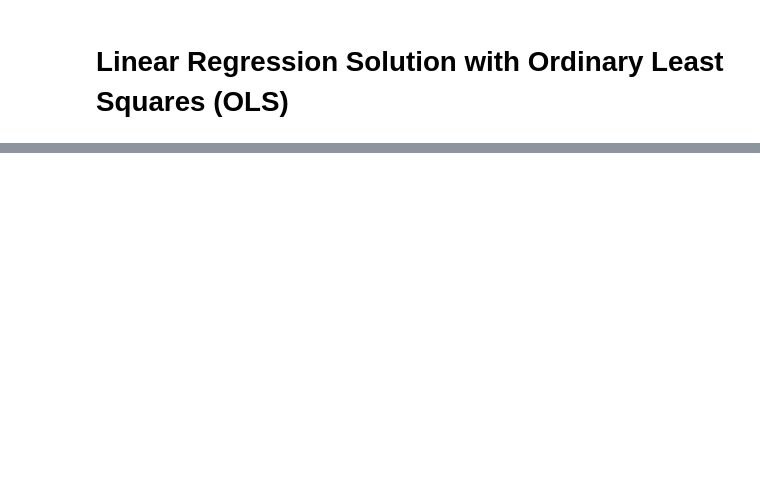
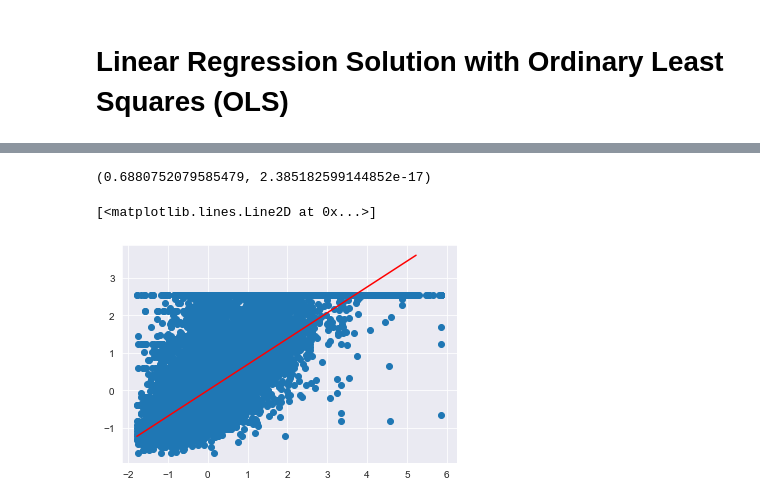
Before and after one commit to lvxhnat/Robin, a Jupyter notebook: 1_linear_regression/simple_linear_regression.ipynb, the cells around one changed output, grey strips where cells are left out. Cells and saved outputs as stored; diff of their text form; code cells hidden in the pictures; blank space fills up the shorter version.

```diff
--- a/1_linear_regression/simple_linear_regression.ipynb
+++ b/1_linear_regression/simple_linear_regression.ipynb
@@ -142,0 +161,15 @@ reg.coef_[0], reg.intercept_
+# %%
+y_mean = y.mean()
+x_mean = x.mean()
+beta_1 = np.sum(( y - y_mean ) * ( x - x_mean )) / np.sum(( x - x_mean ) ** 2)
+beta_0 = y_mean - beta_1 * x_mean
+# %%
+beta_1, beta_0
+# %% [output]
+(0.6880752079585479, 2.385182599144852e-17)
+# %%
+plt.scatter(x, y)
+plt.plot(np.arange(x.min(), x.max()), beta_1 * np.arange(x.min(), x.max()) + beta_0, color = "red")
+# %% [output]
+[<matplotlib.lines.Line2D at 0x...>]
+[figure, added]
```
Also changed, not shown: parts of 6 cells of this notebook, 2 other files.
